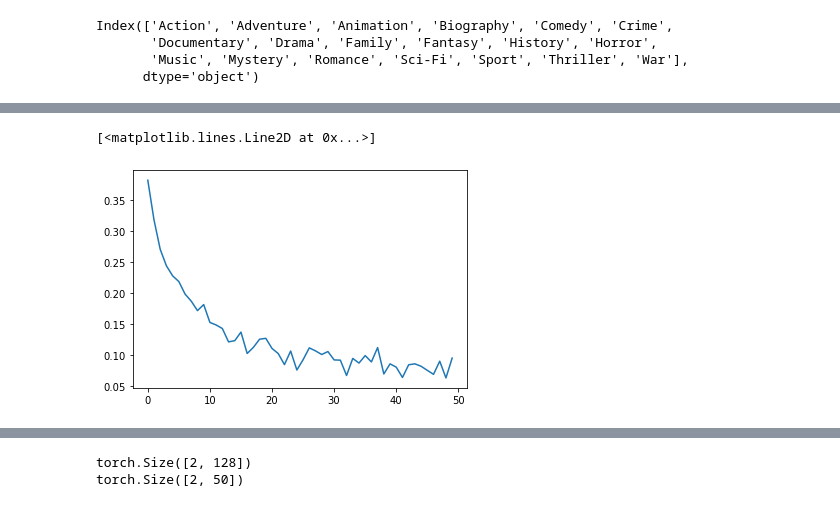
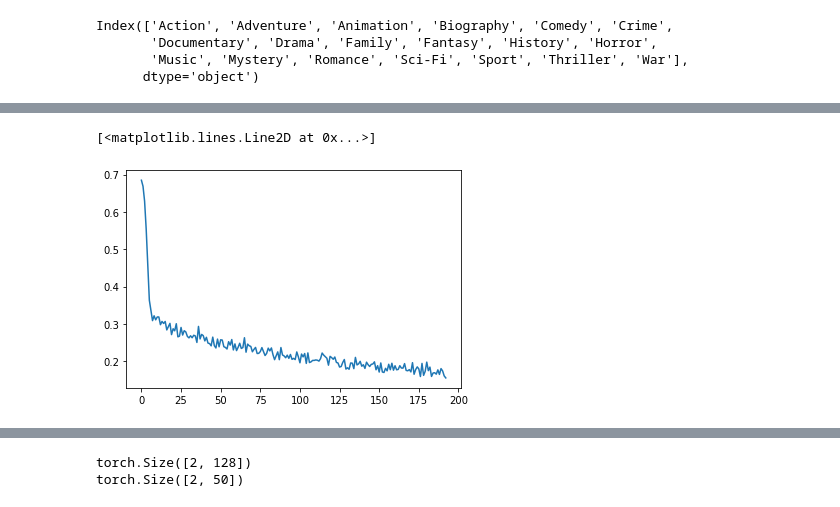
Before and after one commit to Stepheni12/Deep_Learning_Projects, a Jupyter notebook: Genre_Classification/Genre Classification.ipynb, the cells around one changed output, grey strips where cells are left out. Saved outputs shown, nothing was run; the diff lists cells and outputs as text; code cells hidden in the pictures.

```diff
--- a/Genre_Classification/Genre Classification.ipynb
+++ b/Genre_Classification/Genre Classification.ipynb
@@ -367,7 +373,7 @@ np.random.seed(23433)
 filtered_copy = filtered.copy()
 
 sz = len(filtered_copy)
-shuffle = np.random.permutation(data_length, )
+shuffle = np.random.permutation(sz, )
 
 filtered_copy = filtered_copy.iloc[shuffle].reset_index(drop=True)
 embeddings_shuffled = new_embeddings[shuffle]
@@ -393,7 +399,7 @@ for col in train_df_labels.columns:
     if col != "Drama":
         tmp_df = train_df_labels[(train_df_labels[col] == 1) & (train_df_labels["Drama"] == 0)]
         if tmp_df.shape[0] < 1000:
-            n_samples = 1000 - tmp_df.shape[0]
+            n_samples = 300
             oversample = resample(tmp_df, replace=True, n_samples=n_samples, random_state=5384)
             oversampled_classes.append(oversample)
 
@@ -517,41 +573,44 @@ torch.manual_seed(5384)
 
 # When using original dataset
 ##################################
-# x_data = new_embeddings
-# y_data = multi_hot_tensor
+x_data = new_embeddings
+y_data = multi_hot_tensor
 
-# # Create train, val, and test DataLoaders
-# dataset = TensorDataset(x_data, y_data)
+# Create train, val, and test DataLoaders
+dataset = TensorDataset(x_data, y_data)
 
-# train_size = int(0.8 * len(dataset))
-# val_size = int(0.1 * len(dataset))
-# test_size = len(dataset) - train_size - val_size
+train_size = int(0.8 * len(dataset))
+val_size = int(0.1 * len(dataset))
+test_size = len(dataset) - train_size - val_size
 
-# train_dataset, val_dataset, test_dataset = random_split(dataset, [train_size, val_size, test_size])
+train_dataset, val_dataset, test_dataset = random_split(dataset, [train_size, val_size, test_size])
 ###################################
 
 # When using oversampled dataset
 ##################################
-train_dataset = TensorDataset(resampled_train_data, resampled_train_labels)
-val_dataset = TensorDataset(val_embeddings, val_df_labels_tensor)
-test_dataset = TensorDataset(test_embeddings, test_df_labels_tensor)
+# train_dataset = TensorDataset(resampled_train_data, resampled_train_labels)
+# val_dataset = TensorDataset(val_embeddings, val_df_labels_tensor)
+# test_dataset = TensorDataset(test_embeddings, test_df_labels_tensor)
 ##################################
 
-batch_size = 32  # You can adjust this as needed
+batch_size = 128  # You can adjust this as needed
 train_loader = DataLoader(train_dataset, batch_size=batch_size, shuffle=True)
 val_loader = DataLoader(val_dataset, batch_size=batch_size, shuffle=False)
 test_loader = DataLoader(test_dataset, batch_size=batch_size, shuffle=False)
 
-n_hidden = 128
+
+n_hidden1 = 32
+n_hidden2 = 8
+embedding_size = x_data.shape[1]
 
 model = torch.nn.Sequential(
-    torch.nn.Linear(384, n_hidden, bias=False),
-    torch.nn.BatchNorm1d(n_hidden),
+    torch.nn.Linear(embedding_size, n_hidden1, bias=False),
+    torch.nn.BatchNorm1d(n_hidden1),
     torch.nn.ReLU(),
-    torch.nn.Linear(n_hidden, 50, bias=False),
-    torch.nn.BatchNorm1d(50),
+    torch.nn.Linear(n_hidden1, n_hidden2, bias=False),
+    torch.nn.BatchNorm1d(n_hidden2),
     torch.nn.ReLU(),
-    torch.nn.Linear(50,19, bias=False) # Maybe add batch_norm after, should turn bias on here
+    torch.nn.Linear(n_hidden2,19, bias=False) # Maybe add batch_norm after, should turn bias on here
 )
 
 # Implement proper weight initialization
@@ -744,8 +805,8 @@ Targ: [0. 0. 0. 1. 0. 0. 0. 1. 0. 0. 0. 0. 0. 0. 0. 0. 0. 0. 0.]
 # %%
-plt.plot(torch.tensor(lossi).view(-1, 10).mean(1))
+plt.plot(torch.tensor(lossi).view(-1, 1).mean(1))
 # %% [output]
 [<matplotlib.lines.Line2D at 0x...>]
-[figure, old version]
+[figure, new version]
 # %%
 model.eval()
 t_predictions = []
```
Also changed, not shown: parts of 26 cells of this notebook.
